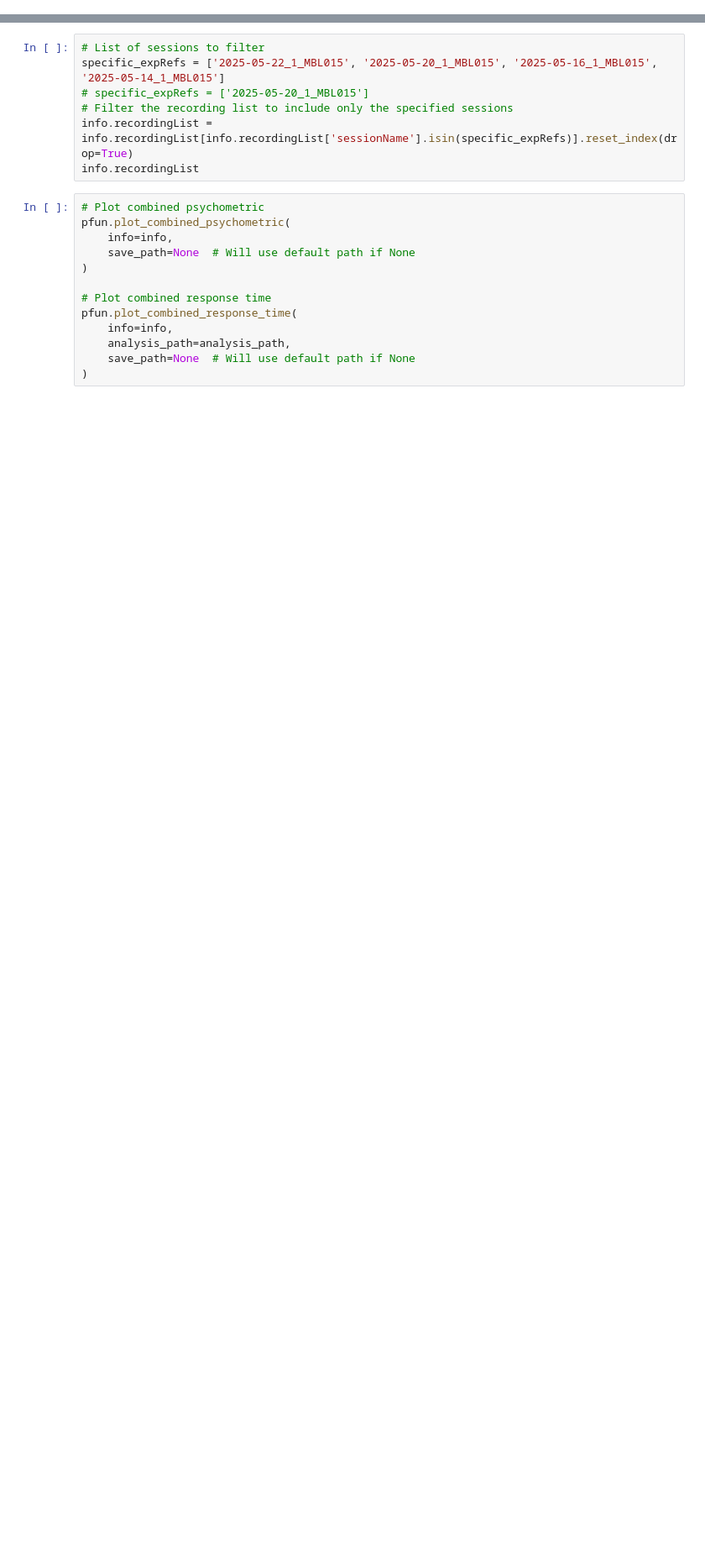
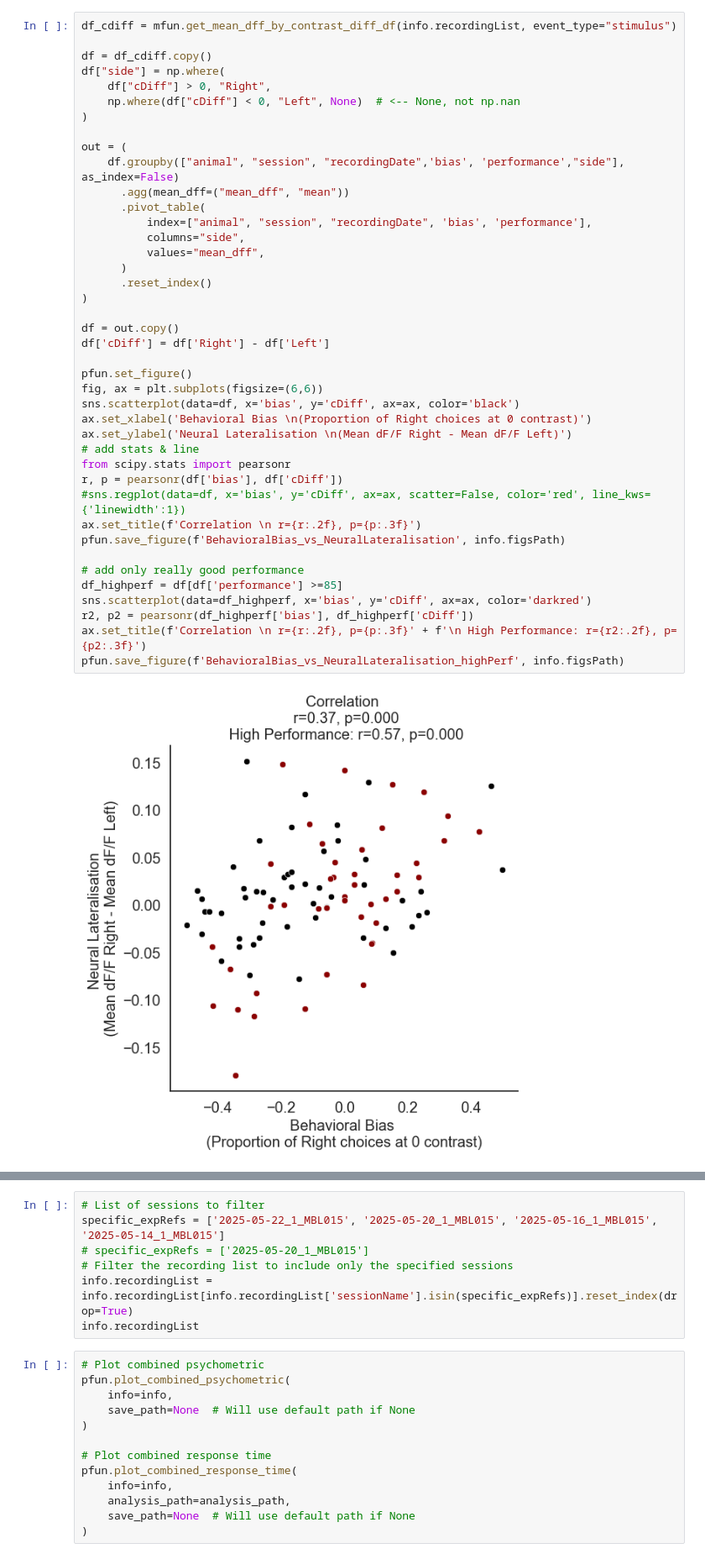
Before and after one commit to huriyeatg/sideBiasLateralisation, a Jupyter notebook: sideBiasLateralisation_combinedanalysis.ipynb, the cells around one changed output, grey strips where cells are left out. Shown at 84% size. Cells and saved outputs as stored; diff of their text form; blank space fills up the shorter version.

```diff
--- a/sideBiasLateralisation_combinedanalysis.ipynb
+++ b/sideBiasLateralisation_combinedanalysis.ipynb
@@ -28,0 +234,43 @@ info.recordingList
+# %%
+df_cdiff = mfun.get_mean_dff_by_contrast_diff_df(info.recordingList, event_type="stimulus")
+
+df = df_cdiff.copy()
+df["side"] = np.where(
+    df["cDiff"] > 0, "Right",
+    np.where(df["cDiff"] < 0, "Left", None)  # <-- None, not np.nan
+)
+
+out = (
+    df.groupby(["animal", "session", "recordingDate",'bias', 'performance',"side"], as_index=False)
+      .agg(mean_dff=("mean_dff", "mean"))
+      .pivot_table(
+          index=["animal", "session", "recordingDate", 'bias', 'performance'],
+          columns="side",
+          values="mean_dff",
+      )
+      .reset_index()
+)
+
+df = out.copy()
+df['cDiff'] = df['Right'] - df['Left']
+
+pfun.set_figure()
+fig, ax = plt.subplots(figsize=(6,6))
+sns.scatterplot(data=df, x='bias', y='cDiff', ax=ax, color='black')
+ax.set_xlabel('Behavioral Bias \n(Proportion of Right choices at 0 contrast)')
+ax.set_ylabel('Neural Lateralisation \n(Mean dF/F Right - Mean dF/F Left)')
+# add stats & line
+from scipy.stats import pearsonr
+r, p = pearsonr(df['bias'], df['cDiff'])
+#sns.regplot(data=df, x='bias', y='cDiff', ax=ax, scatter=False, color='red', line_kws={'linewidth':1})
+ax.set_title(f'Correlation \n r={r:.2f}, p={p:.3f}')
+pfun.save_figure(f'BehavioralBias_vs_NeuralLateralisation', info.figsPath)
+
+# add only really good performance
+df_highperf = df[df['performance'] >=85]
+sns.scatterplot(data=df_highperf, x='bias', y='cDiff', ax=ax, color='darkred')
+r2, p2 = pearsonr(df_highperf['bias'], df_highperf['cDiff'])
+ax.set_title(f'Correlation \n r={r:.2f}, p={p:.3f}' + f'\n High Performance: r={r2:.2f}, p={p2:.3f}')
+pfun.save_figure(f'BehavioralBias_vs_NeuralLateralisation_highPerf', info.figsPath)
+# %% [output]
+[figure, added]
```
Also changed, not shown: parts of 7 cells of this notebook, 4 other files.
